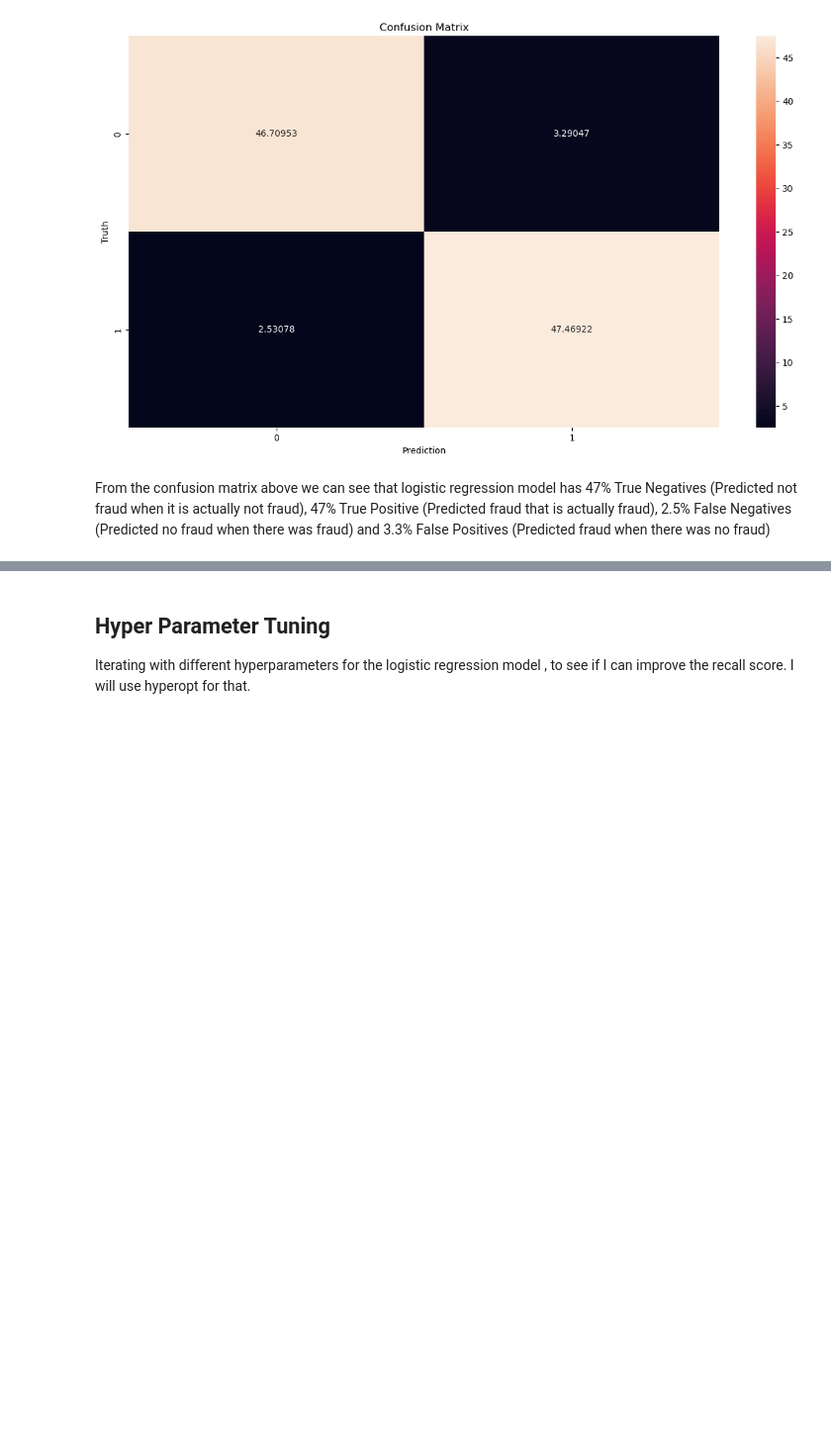
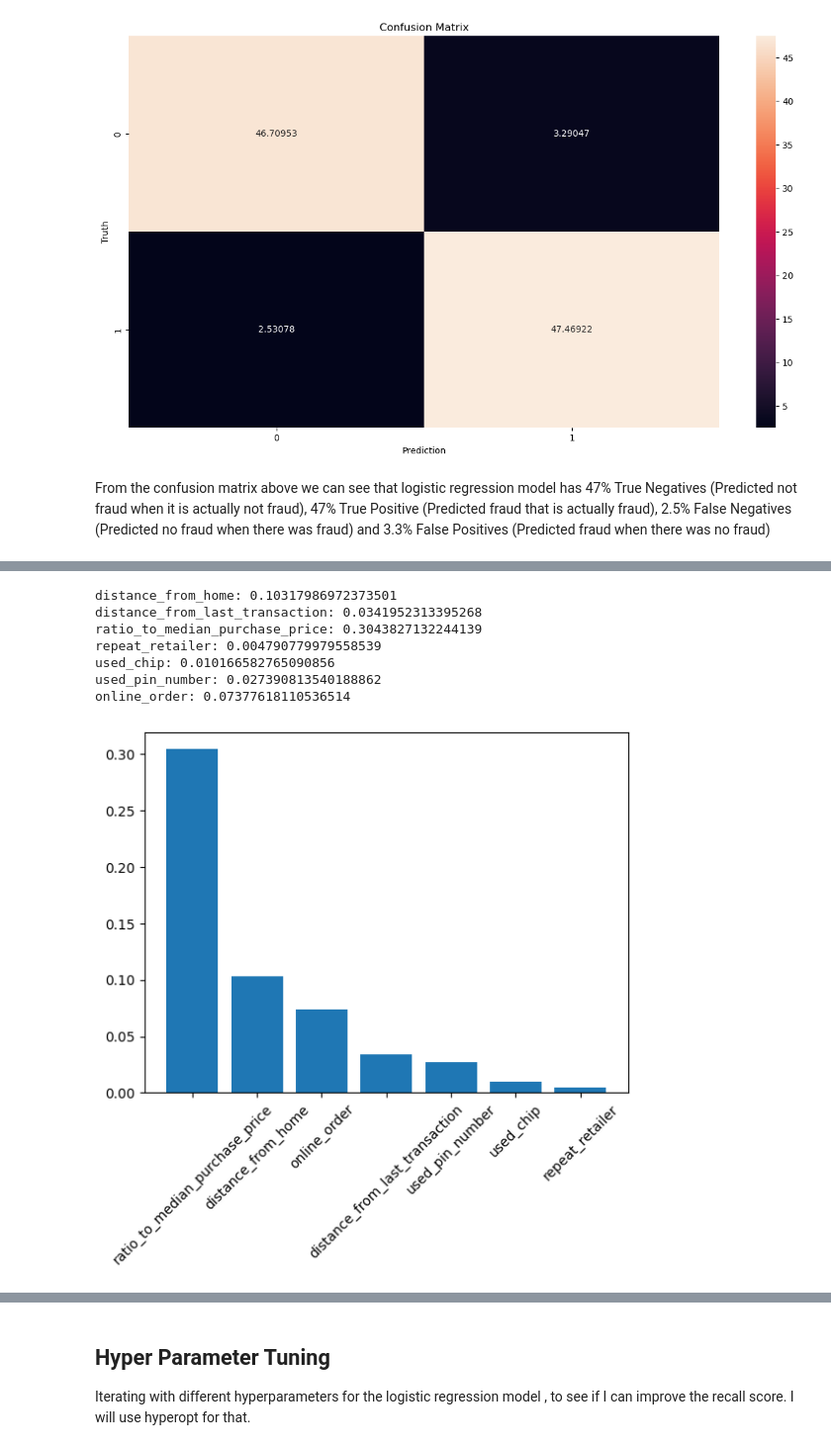
Before and after one commit to Ankourii/Fraud_prediction, a Jupyter notebook: notebooks/first dataset/modeling.ipynb, the cells around one changed output, grey strips where cells are left out. Shown at 99% size. Drawn from its saved outputs; the diff is of its cells as text; code cells hidden in the pictures; blank space fills up the shorter version.

```diff
--- a/notebooks/first dataset/modeling.ipynb
+++ b/notebooks/first dataset/modeling.ipynb
@@ -179,0 +208,20 @@ From the confusion matrix above we can see that logistic regression model has 47
+# %%
+# Calculate permutation feature importance
+perm_importancepp1 = permutation_importance(lr, X_test, y_test, n_repeats=30, random_state=42)
+
+for feature, importance in zip(X.columns, perm_importance.importances_mean):
+    print(f"{feature}: {importance}")
+
+sorted_idx = perm_importancepp1.importances_mean.argsort()[::-1]
+plt.bar(range(X_pp3.shape[1]), perm_importancepp1.importances_mean[sorted_idx])
+plt.xticks(range(X_pp3.shape[1]), X.columns[sorted_idx], rotation=45)
+plt.show()
+# %% [output]
+distance_from_home: 0.10317986972373501
+distance_from_last_transaction: 0.0341952313395268
+ratio_to_median_purchase_price: 0.3043827132244139
+repeat_retailer: 0.004790779979558539
+used_chip: 0.010166582765090856
+used_pin_number: 0.027390813540188862
+online_order: 0.07377618110536514
+[figure, added]
```
Also changed, not shown: parts of 64 cells of this notebook, 2 other files.
